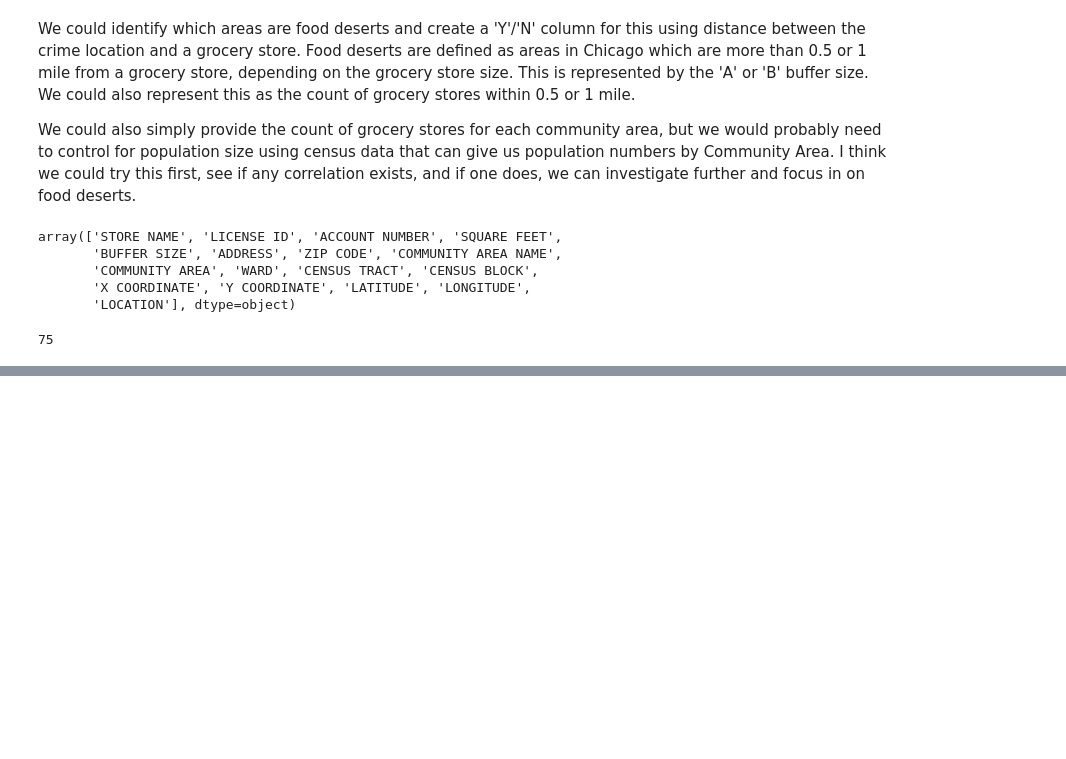
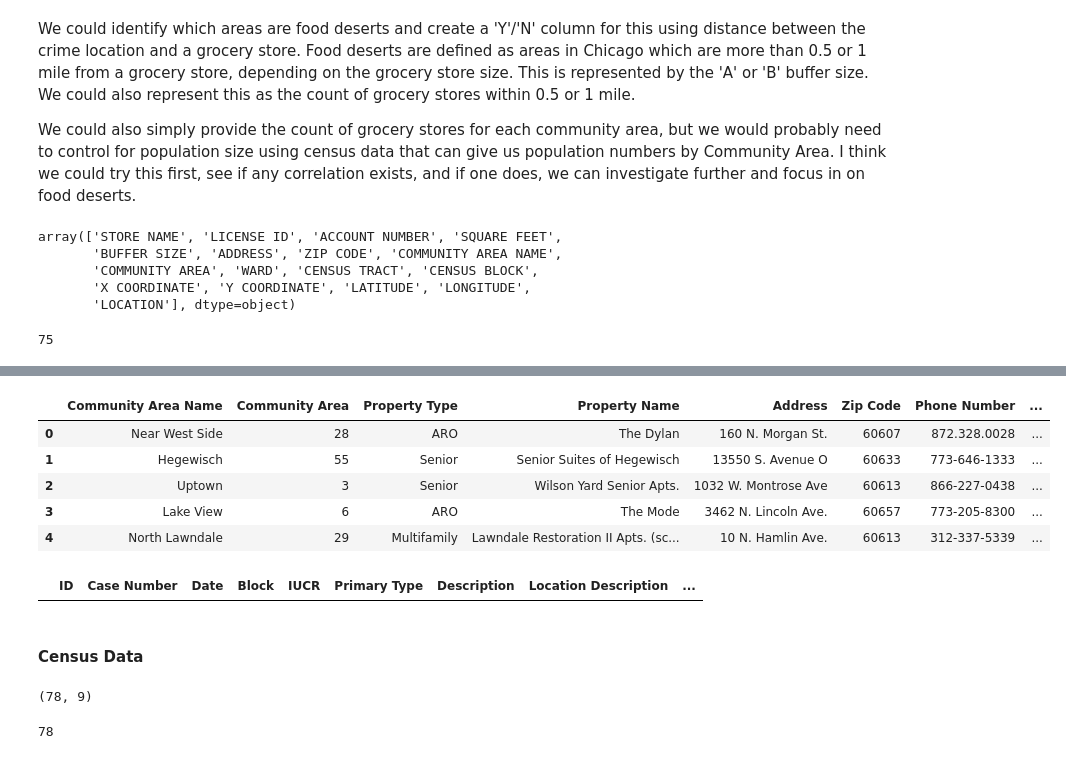
Before and after one commit to echestnut22/Crime-Analysis, a Jupyter notebook: Joining_Datasets.ipynb, the cells around one changed output, grey strips where cells are left out. Cells and saved outputs as stored; diff of their text form; code cells hidden in the pictures; blank space fills up the shorter version.

```diff
--- a/Joining_Datasets.ipynb
+++ b/Joining_Datasets.ipynb
@@ -187,0 +185,13 @@ grocery_stores.groupby(['COMMUNITY AREA']).agg(Grocery_Store_Count=('STORE NAME'
+# %%
+housing_df = pd.read_csv('Affordable_Rental_Housing_Developments_20231109.csv')
+# %%
+housing_df.rename(columns={'Community Area Number':'Community Area'}, inplace=True)
+# %%
+housing_df.head()
+# %% [output]
+|  | Community Area Name | Community Area | Property Type | Property Name | Address | Zip Code | Phone Number | ... |
+| 0 | Near West Side | 28 | ARO | The Dylan | 160 N. Morgan St. | 60607 | 872.328.0028 | ... |
+| 1 | Hegewisch | 55 | Senior | Senior Suites of Hegewisch | 13550 S. Avenue O | 60633 | 773-646-1333 | ... |
+| 2 | Uptown | 3 | Senior | Wilson Yard Senior Apts. | 1032 W. Montrose Ave | 60613 | 866-227-0438 | ... |
+| 3 | Lake View | 6 | ARO | The Mode | 3462 N. Lincoln Ave. | 60657 | 773-205-8300 | ... |
+| 4 | North Lawndale | 29 | Multifamily | Lawndale Restoration II Apts. (sc... | 10 N. Hamlin Ave. | 60613 | 312-337-5339 | ... |
@@ -187,0 +207,6 @@ grocery_stores.groupby(['COMMUNITY AREA']).agg(Grocery_Store_Count=('STORE NAME'
+# %%
+merged_crime_df.head(0)
+# %% [output]
+|  | ID | Case Number | Date | Block | IUCR | Primary Type | Description | Location Description | ... |
+# %% [markdown]
+#### Census Data
@@ -187,0 +215,8 @@ grocery_stores.groupby(['COMMUNITY AREA']).agg(Grocery_Store_Count=('STORE NAME'
+# %%
+census_df.shape
+# %% [output]
+(78, 9)
+# %%
+len(census_df['Community Area Number'].unique())
+# %% [output]
+78
```
Also changed, not shown: parts of 16 cells of this notebook.
